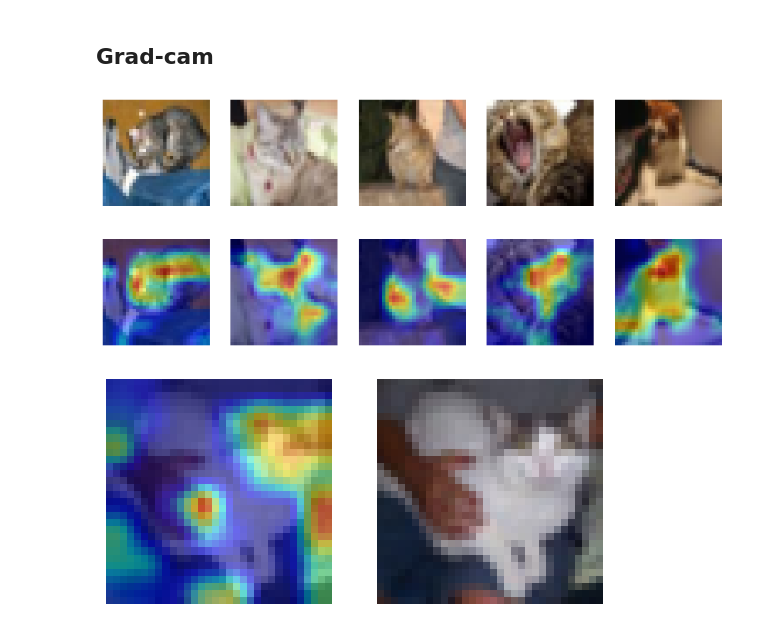
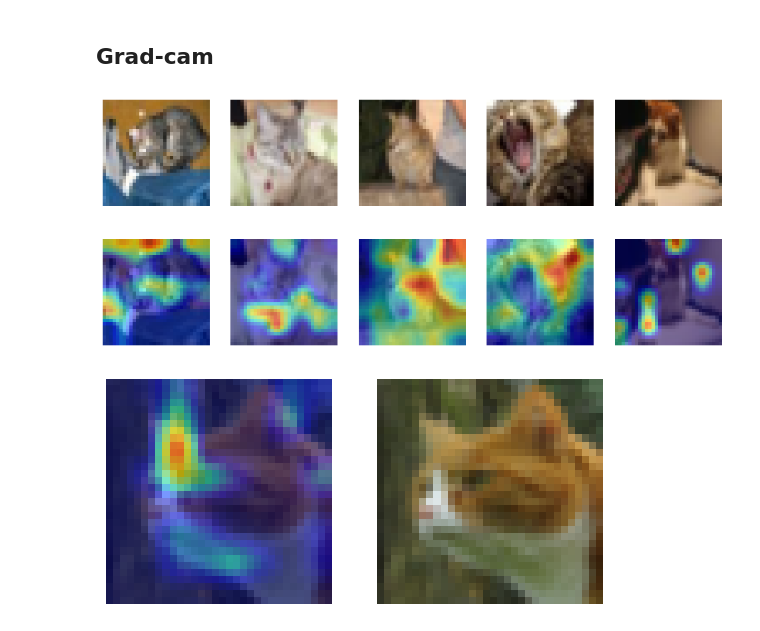
Before and after one commit to JVMergulho/intro_deep_learning, a Jupyter notebook: lista1/cnn/CNNipynb.ipynb, the cells around one changed output. Drawn from its saved outputs; the diff is of its cells as text; code cells hidden in the pictures.

```diff
--- a/lista1/cnn/CNNipynb.ipynb
+++ b/lista1/cnn/CNNipynb.ipynb
@@ -539,0 +738,35 @@ get_scores(targets, predictions)
+# %%
+# Hiperparâmetros
+arch=((1, 64),
+      (2, 128),
+      (2, 256))
+
+batch_size = 32
+learning_rate = 1e-3
+dropout = 0.4
+batch_norm = True
+num_epochs=40
+patience=5
+weight_decay = 1e-4 # <--- valor usado para a regularização
+# %%
+#instancia a rede
+net = CNN(arch=((1, 64), (2, 128), (2, 256)), batch_norm=batch_norm, dropout=dropout)
+net.to(device)
+
+#função de perda (loss)
+criterion = nn.CrossEntropyLoss()
+
+#otimizador
+optimizer = optim.Adam(net.parameters(), lr=learning_rate, weight_decay=weight_decay)
+# %%
+net, train_losses, val_losses, train_acc, val_acc = train_model(net,
+                                                                train_loader,
+                                                                val_loader,
+                                                                criterion,
+                                                                optimizer,
+                                                                device,
+                                                                num_epochs=num_epochs,
+                                                                patience=patience)
+
+# salvar o modelo treinado
+torch.save(net.state_dict(), "best_model_exp5.pth")
@@ -596,17 +868,17 @@ for i in range(10):
 
 plt.show()
 # %% [output]
-[figure, old version]
+[figure, new version]
 # %%
 fig = plt.figure()
 
-idx = 7
+idx = 9
 
 # Exibe uma imagem para cada classe
 ax = fig.add_subplot(1, 2, 1)
 show_cam_on_image(cat_imgs[idx])
 
 ax = fig.add_subplot(1, 2, 2)
 imshow(cat_imgs[idx])
 # %% [output]
-[figure, old version]
+[figure, new version]
```
Also changed, not shown: parts of 39 cells of this notebook, 5 other files.
